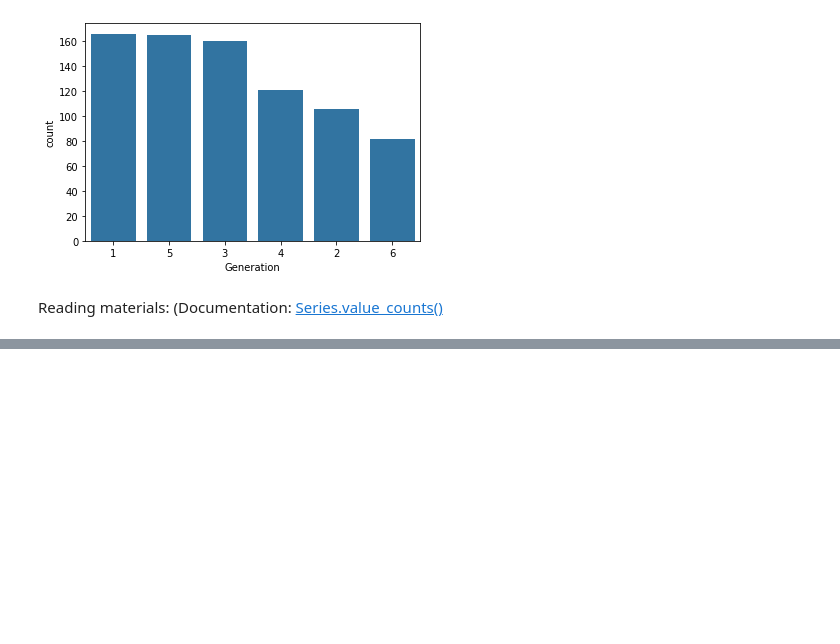
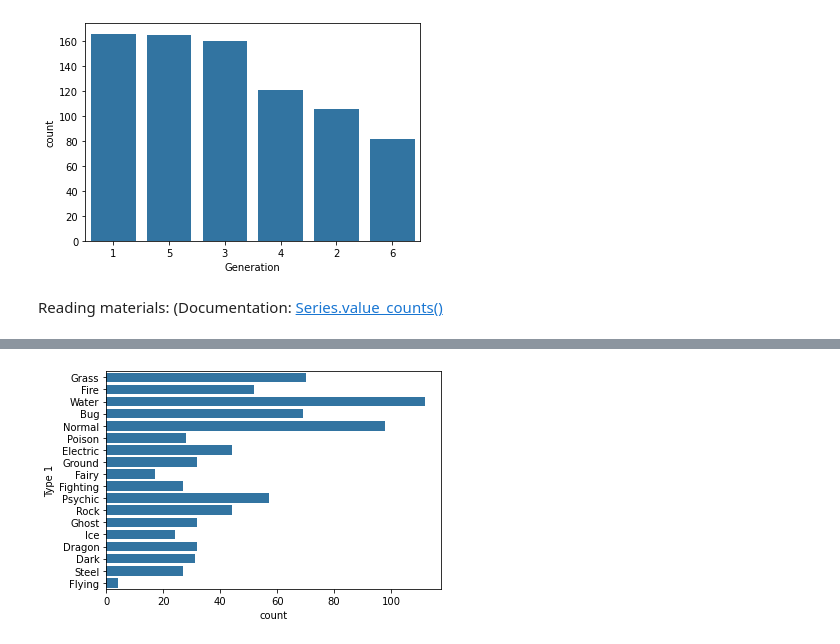
Before and after one commit to monaen/FDHS-2022Spring, a Jupyter notebook: projects/Matplotlib and Seaborn.ipynb, the cells around one changed output, grey strips where cells are left out. Saved outputs shown, nothing was run; the diff lists cells and outputs as text; code cells hidden in the pictures; blank space fills up the shorter version.

```diff
--- a/projects/Matplotlib and Seaborn.ipynb
+++ b/projects/Matplotlib and Seaborn.ipynb
@@ -97,0 +114,7 @@ sb.countplot(data = pokemon, x = 'Generation', color = base_color, order = gen_o
+# %%
+# Example: plot the horizontal bar chart
+
+base_color = sb.color_palette()[0]
+sb.countplot(data = pokemon, y = 'Type 1', color = base_color);
+# %% [output]
+[figure, added]
```
Also changed, not shown: parts of 9 cells of this notebook.
